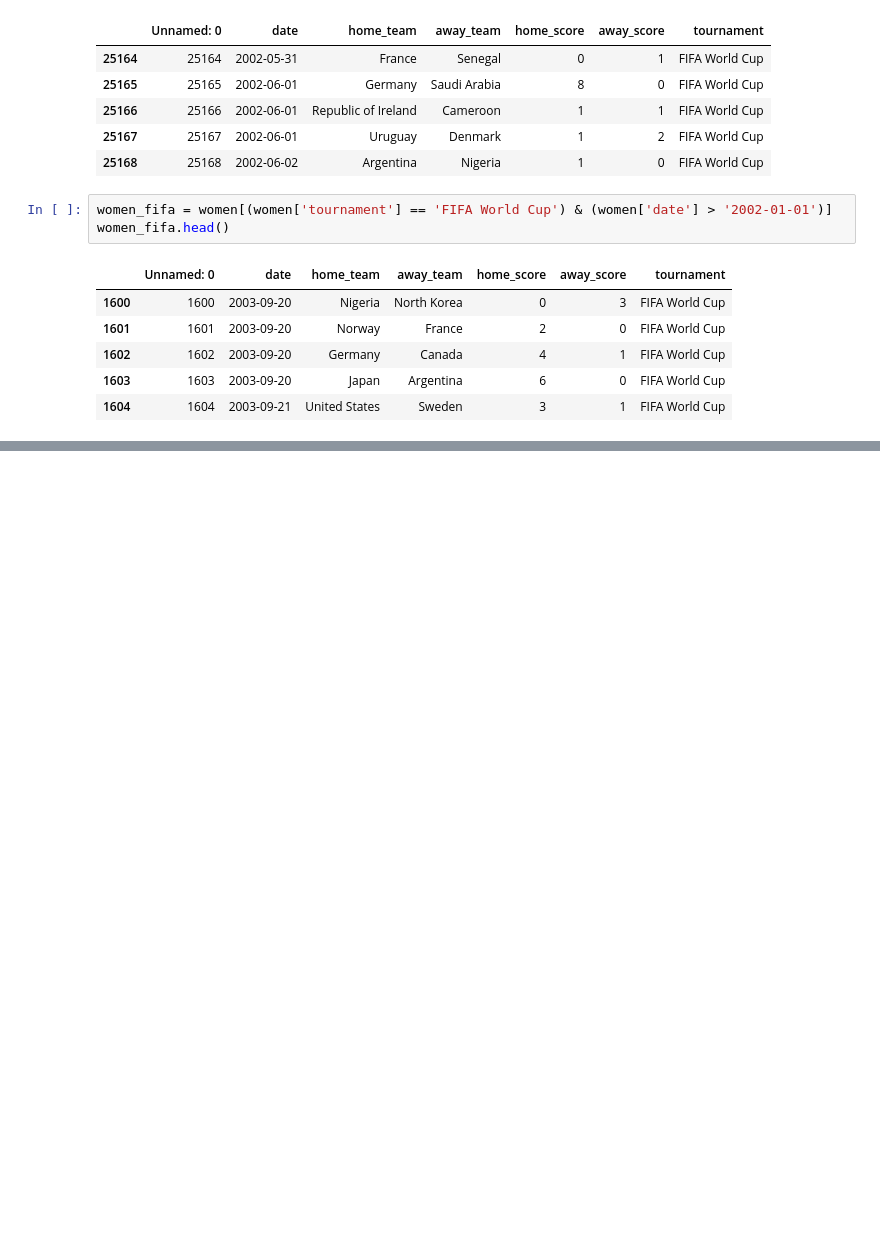
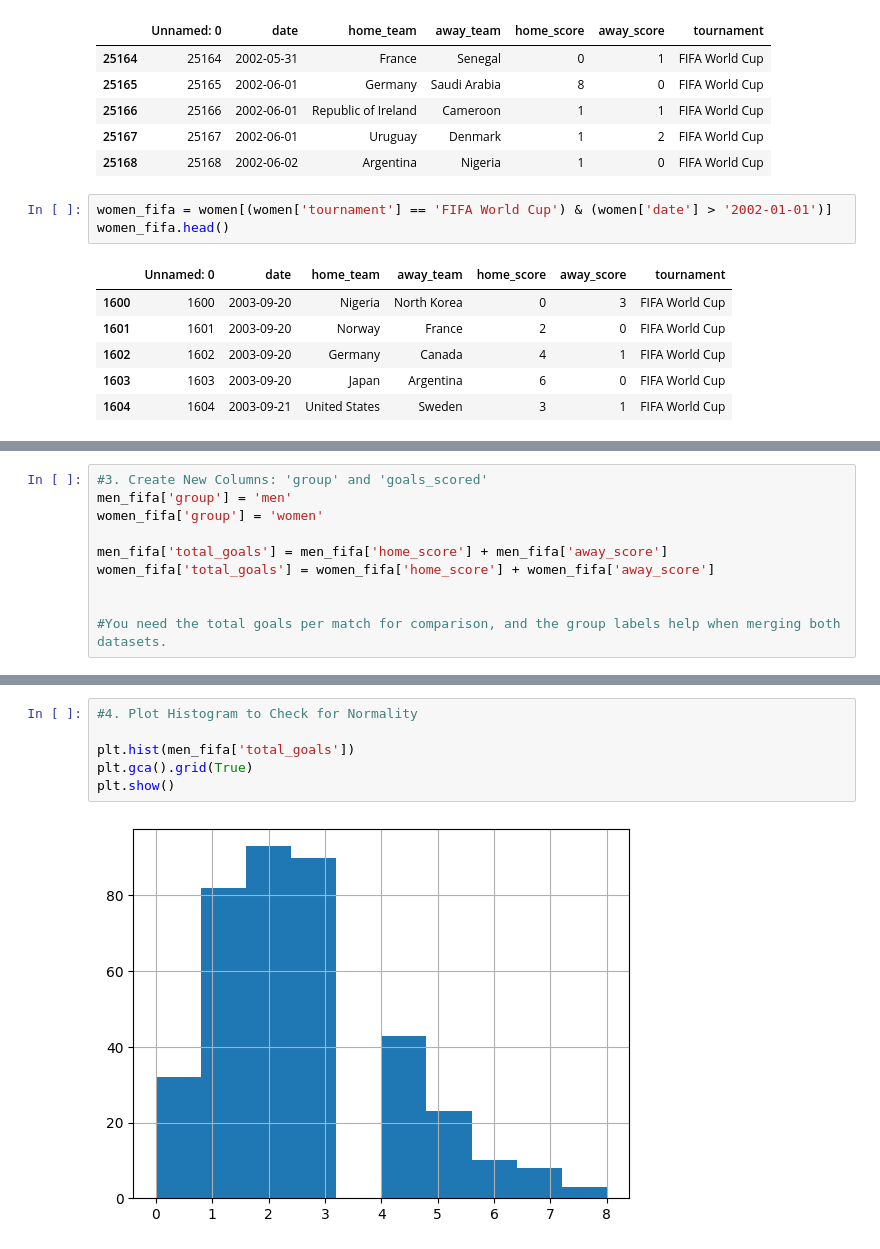
Before and after one commit to Emigbanam/Data-Analysis-Practice, a Jupyter notebook: Hypothesis Testing with Men's and Women's Soccer Matches (Data Camp).ipynb, the cells around one changed output, grey strips where cells are left out. Saved outputs shown, nothing was run; the diff lists cells and outputs as text; blank space fills up the shorter version.

```diff
--- a/Hypothesis Testing with Men's and Women's Soccer Matches (Data Camp).ipynb
+++ b/Hypothesis Testing with Men's and Women's Soccer Matches (Data Camp).ipynb
@@ -139,0 +145,10 @@ women_fifa.head()
+# %%
+#3. Create New Columns: 'group' and 'goals_scored'
+men_fifa['group'] = 'men'
+women_fifa['group'] = 'women'
+
+men_fifa['total_goals'] = men_fifa['home_score'] + men_fifa['away_score']
+women_fifa['total_goals'] = women_fifa['home_score'] + women_fifa['away_score']
+
+
+#You need the total goals per match for comparison, and the group labels help when merging both datasets.
@@ -139,0 +186,8 @@ women_fifa.head()
+# %%
+#4. Plot Histogram to Check for Normality
+
+plt.hist(men_fifa['total_goals'])
+plt.gca().grid(True)
+plt.show()
+# %% [output]
+[figure, added]
```
Also changed, not shown: parts of 11 cells of this notebook.
